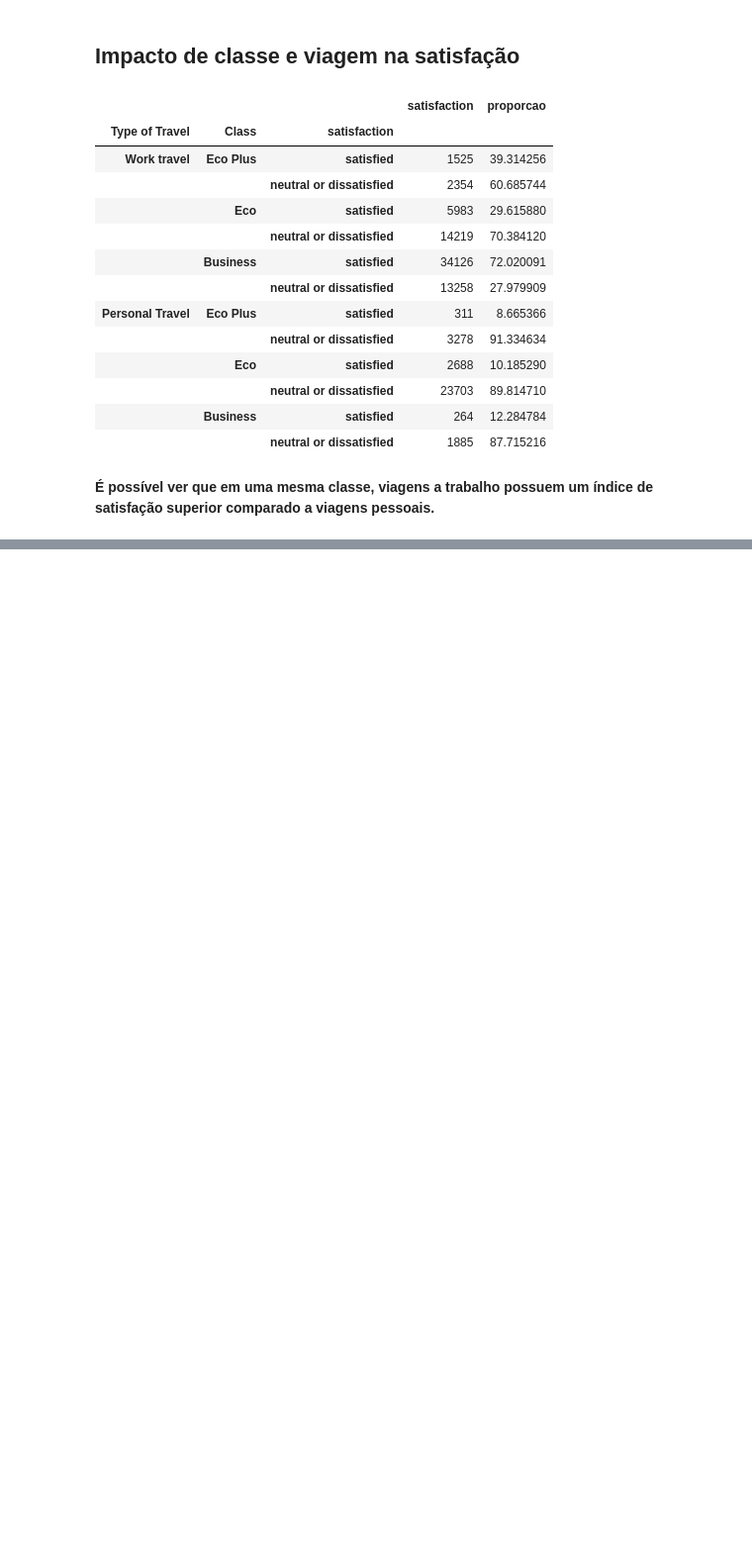
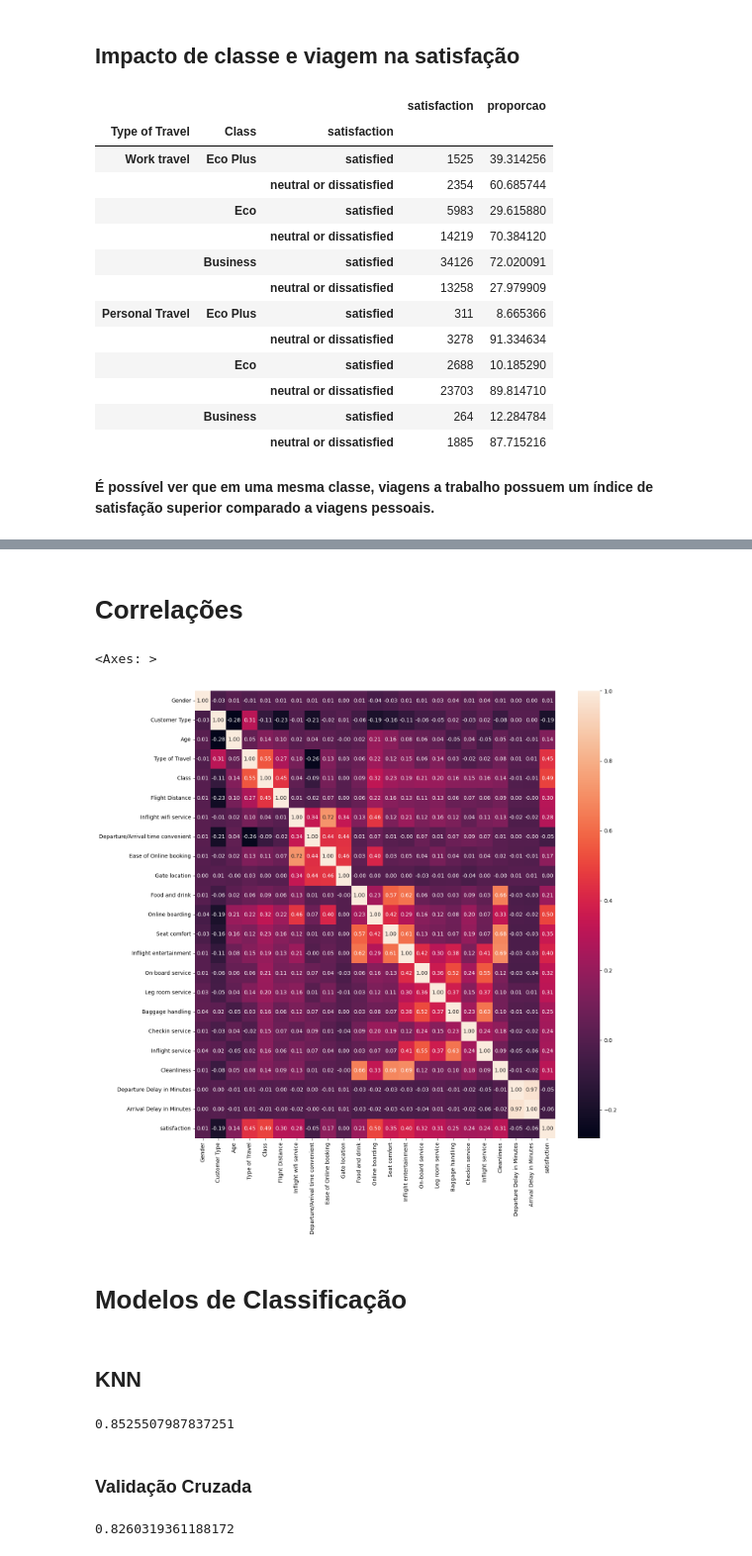
Before and after one commit to gabrielramos731/Data-science-projects, a Jupyter notebook: Air Line Satisfaction Prediction/Air Line Satisfaction Prediction.ipynb, the cells around one changed output, grey strips where cells are left out. Shown: that part at 99% size. Cells and saved outputs as stored; diff of their text form; code cells hidden in the pictures; blank space fills up the shorter version.

Commit message:
encoders and KNN

```diff
--- a/Air Line Satisfaction Prediction/Air Line Satisfaction Prediction.ipynb
+++ b/Air Line Satisfaction Prediction/Air Line Satisfaction Prediction.ipynb
@@ -148,7 +148,7 @@ plt.show()
 fig, axes = plt.subplots(3, 6)
 
 for i, el in enumerate(var_num):
-  a = df.hist(el, ax=axes.flatten()[i], grid=False)
+  a = df.hist(el, ax=axes.flatten()[i])
 
 fig.set_size_inches(18.5, 8.5)
 plt.tight_layout()
@@ -277,0 +287,4 @@ df_grp2
+# %%
+df_teste = df.copy()
+df_teste['Class'] = df_teste['Class'].map({'Business':3, 'Eco Plus':2, 'Eco':1})
+df_teste.head(10)
@@ -277,0 +314,8 @@ df_grp2
+# %%
+df_lb_enc = df_teste.copy()
+colunas = ['Gender', 'Customer Type', 'Type of Travel', 'satisfaction']
+le = preprocessing.LabelEncoder()
+for i in colunas:
+  df_lb_enc[i] = le.fit_transform(df_teste[i])
+df_encod = df_lb_enc.copy()
+df_encod.head()
@@ -277,0 +350,10 @@ df_grp2
+# %% [markdown]
+# Correlações
+# %%
+plt.figure(figsize=(15,15))
+sns.heatmap(df_encod.corr(), annot=True, fmt='.2f')
+# %% [output]
+<Axes: >
+[figure, added]
+# %% [markdown]
+# Modelos de Classificação
@@ -277,0 +365,30 @@ df_grp2
+# %% [markdown]
+## KNN
+# %%
+X_train, X_test, y_train, y_test = train_test_split(df_encod[['Type of Travel','Online boarding']],
+                                                    df_encod['satisfaction'],
+                                                    test_size=0.2,
+                                                    random_state=1)
+classifier = KNeighborsClassifier(n_neighbors=3)
+classifier.fit(X_train, y_train)
+y_pred = classifier.predict(X_test)
+
+acuracia = classifier.score(X_test, y_test)
+acuracia
+# %% [output]
+0.8525507987837251
+# %% [markdown]
+### Validação Cruzada
+# %%
+X = df_encod[['Type of Travel','Online boarding']]
+y = df_encod['satisfaction']
+
+kf_knn = KFold(n_splits = 10, shuffle=True, random_state=42)
+
+knn = KNeighborsClassifier(n_neighbors=3)
+
+scores_knn = cross_val_score(knn, X, y, cv=kf_knn)
+score_medio = scores_knn.mean()
+score_medio
+# %% [output]
+0.8260319361188172
```
Also changed, not shown: parts of 14 cells of this notebook.
